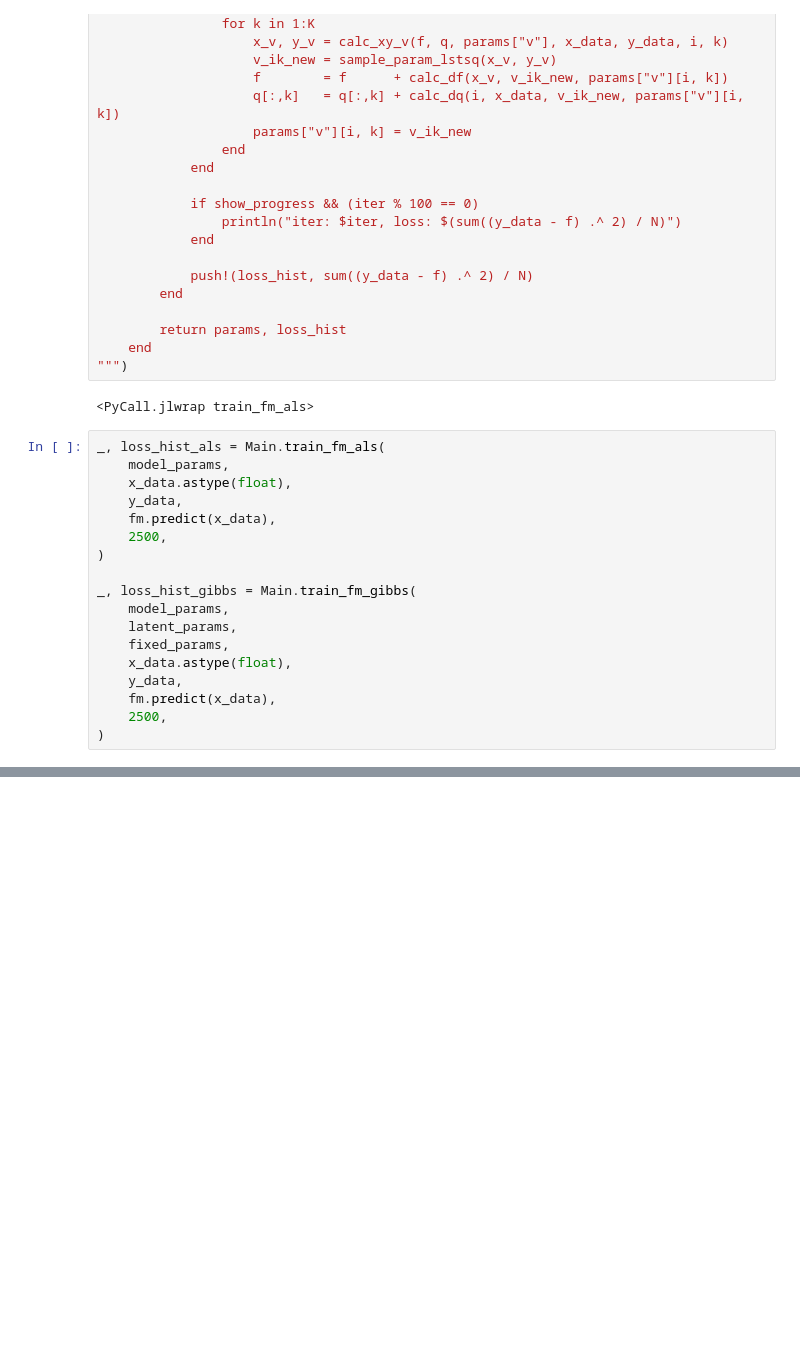
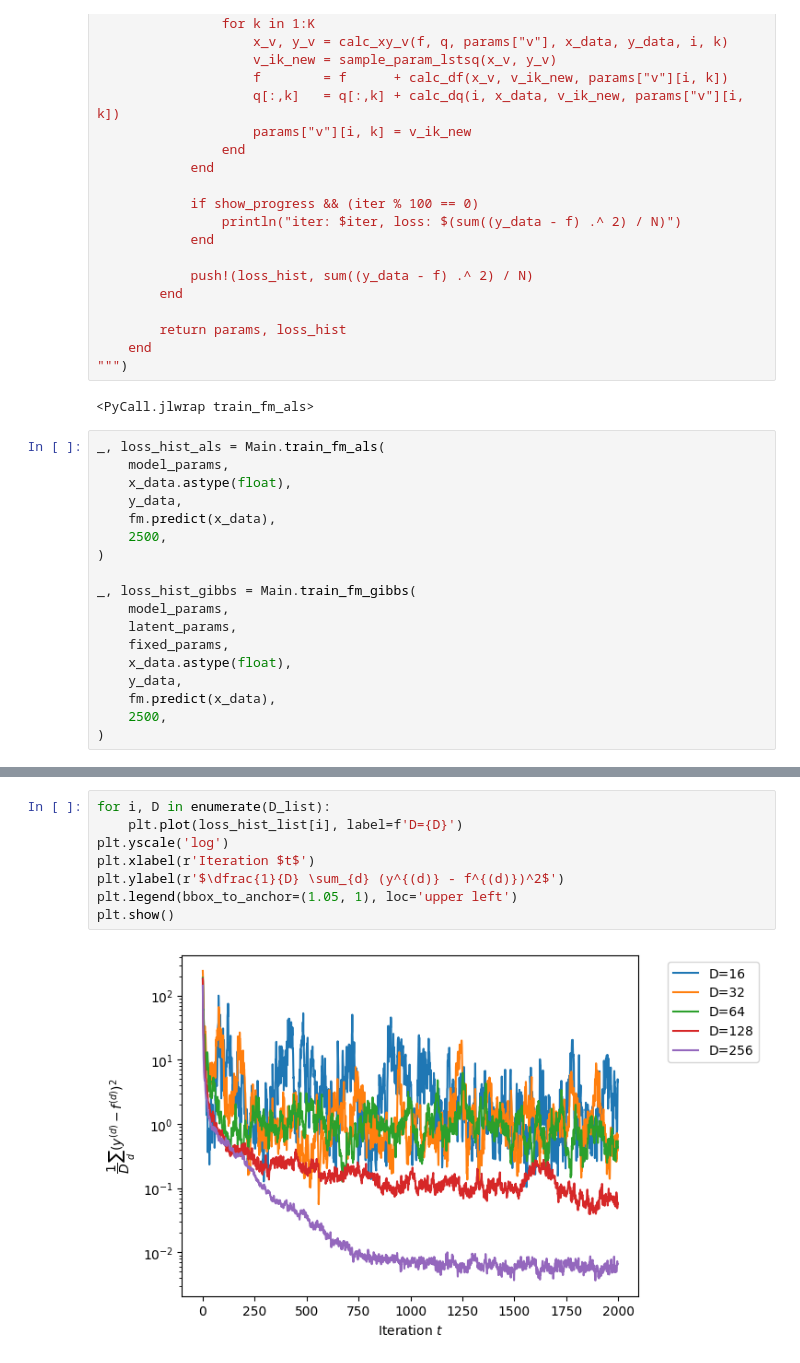
Before and after one commit to mory22k/FM-Note, a Jupyter notebook: 202403/FM_03_gibbs.ipynb, the cells around one changed output, grey strips where cells are left out. Drawn from its saved outputs; the diff is of its cells as text; blank space fills up the shorter version.

```diff
--- a/202403/FM_03_gibbs.ipynb
+++ b/202403/FM_03_gibbs.ipynb
@@ -917,0 +1089,10 @@ plt.show()
+# %%
+for i, D in enumerate(D_list):
+    plt.plot(loss_hist_list[i], label=f'D={D}')
+plt.yscale('log')
+plt.xlabel(r'Iteration $t$')
+plt.ylabel(r'$\dfrac{1}{D} \sum_{d} (y^{(d)} - f^{(d)})^2$')
+plt.legend(bbox_to_anchor=(1.05, 1), loc='upper left')
+plt.show()
+# %% [output]
+[figure, added]
```
Also changed, not shown: parts of 31 cells of this notebook, 10 other files.
